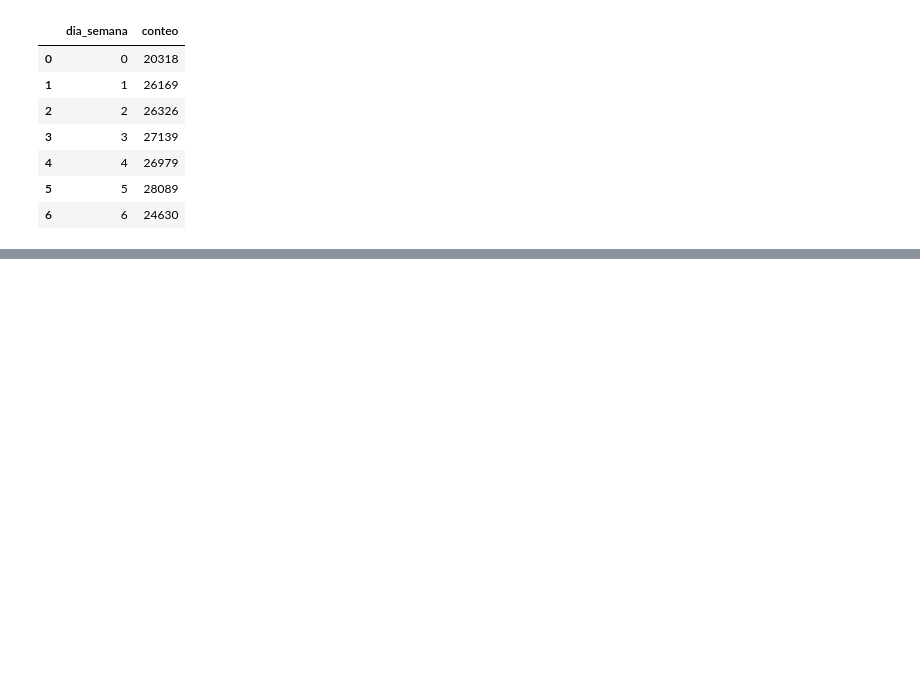
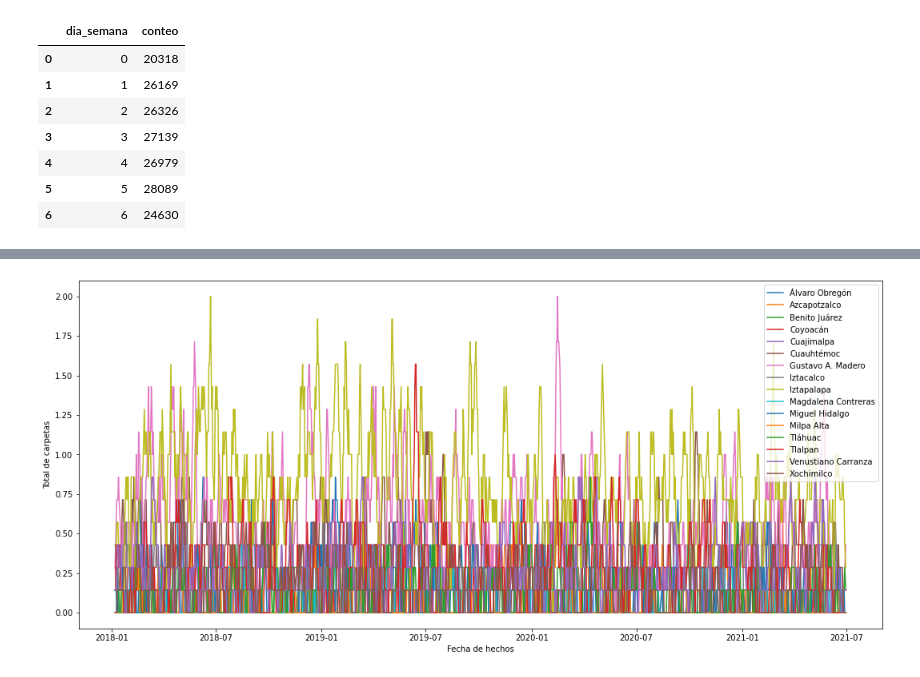
Before and after one commit to emejiafo/examenOPI, a Jupyter notebook: A/codigo/analisisExploratorio.ipynb, the cells around one changed output, grey strips where cells are left out. Cells and saved outputs as stored; diff of their text form; code cells hidden in the pictures; blank space fills up the shorter version.

```diff
--- a/A/codigo/analisisExploratorio.ipynb
+++ b/A/codigo/analisisExploratorio.ipynb
@@ -843,0 +1094,94 @@ conteo = df.loc[(~pd.isnull(df['cve_delito'])) & (df['inside_cdmx'] == True) & (
+# %%
+## hacer una gráfica de tendencia por dalcaldias
+
+# fijar el tamaño de la figura
+plt.figure( figsize = ( 18, 8))
+
+# promedio_movil_alvaro_obregon
+sns.lineplot( x = 'fecha_hechos_clean',
+             y = 'promedio_movil_alvaro_obregon',
+             data = conteo,
+             label = 'Álvaro Obregón')
+# promedio_movil_azcapotzalco
+sns.lineplot( x = 'fecha_hechos_clean',
+             y = 'promedio_movil_azcapotzalco',
+             data = conteo,
+             label = 'Azcapotzalco')
+# promedio_movil_benito_juarez
+sns.lineplot( x = 'fecha_hechos_clean',
+             y = 'promedio_movil_benito_juarez',
+             data = conteo,
+             label = 'Benito Juárez')
+# promedio_movil_coyoacan
+sns.lineplot( x = 'fecha_hechos_clean',
+             y = 'promedio_movil_coyoacan',
+             data = conteo,
+             label = 'Coyoacán')
+# promedio_movil_cuajimalpa
+sns.lineplot( x = 'fecha_hechos_clean',
+             y = 'promedio_movil_cuajimalpa',
+             data = conteo,
+             label = 'Cuajimalpa')
+# promedio_movil_cuauhtemoc
+sns.lineplot( x = 'fecha_hechos_clean',
+             y = 'promedio_movil_cuauhtemoc',
+             data = conteo,
+             label = 'Cuauhtémoc')
+# promedio_movil_gustavo_a_madero
+sns.lineplot( x = 'fecha_hechos_clean',
+             y = 'promedio_movil_gustavo_a_madero',
+             data = conteo,
+             label = 'Gustavo A. Madero')
+# promedio_movil_iztacalco
+sns.lineplot( x = 'fecha_hechos_clean',
+             y = 'promedio_movil_iztacalco',
+             data = conteo,
+             label = 'Iztacalco')
+# promedio_movil_iztapalapa
+sns.lineplot( x = 'fecha_hechos_clean',
+             y = 'promedio_movil_iztapalapa',
+             data = conteo,
+             label = 'Iztapalapa')
+# promedio_movil_magdalena_contreras
+sns.lineplot( x = 'fecha_hechos_clean',
+             y = 'promedio_movil_magdalena_contreras',
+             data = conteo,
+             label = 'Magdalena Contreras')
+# promedio_movil_miguel_hidalgo
+sns.lineplot( x = 'fecha_hechos_clean',
+             y = 'promedio_movil_miguel_hidalgo',
+             data = conteo,
+             label = 'Miguel Hidalgo')
+# promedio_movil_milpa_alta
+sns.lineplot( x = 'fecha_hechos_clean',
+             y = 'promedio_movil_milpa_alta',
+             data = conteo,
+             label = 'Milpa Alta')
+# promedio_movil_tlahuac
+sns.lineplot( x = 'fecha_hechos_clean',
+             y = 'promedio_movil_tlahuac',
+             data = conteo,
+             label = 'Tláhuac')
+# promedio_movil_tlalpan
+sns.lineplot( x = 'fecha_hechos_clean',
+             y = 'promedio_movil_tlalpan',
+             data = conteo,
+             label = 'Tlalpan')
+# promedio_movil_venustiano_carranza
+sns.lineplot( x = 'fecha_hechos_clean',
+             y = 'promedio_movil_venustiano_carranza',
+             data = conteo,
+             label = 'Venustiano Carranza')
+# promedio_movil_xochimilco
+sns.lineplot( x = 'fecha_hechos_clean',
+             y = 'promedio_movil_xochimilco',
+             data = conteo,
+             label = 'Xochimilco')
+
+
+# fijar leyenda eje x
+plt.xlabel('Fecha de hechos')
+
+#  fijar leyenda eje y
+plt.ylabel('Total de carpetas')
+# %% [output]
@@ -843,0 +1189 @@ conteo = df.loc[(~pd.isnull(df['cve_delito'])) & (df['inside_cdmx'] == True) & (
+[figure, added]
```
Also changed, not shown: parts of 51 cells of this notebook, 1 other file.
